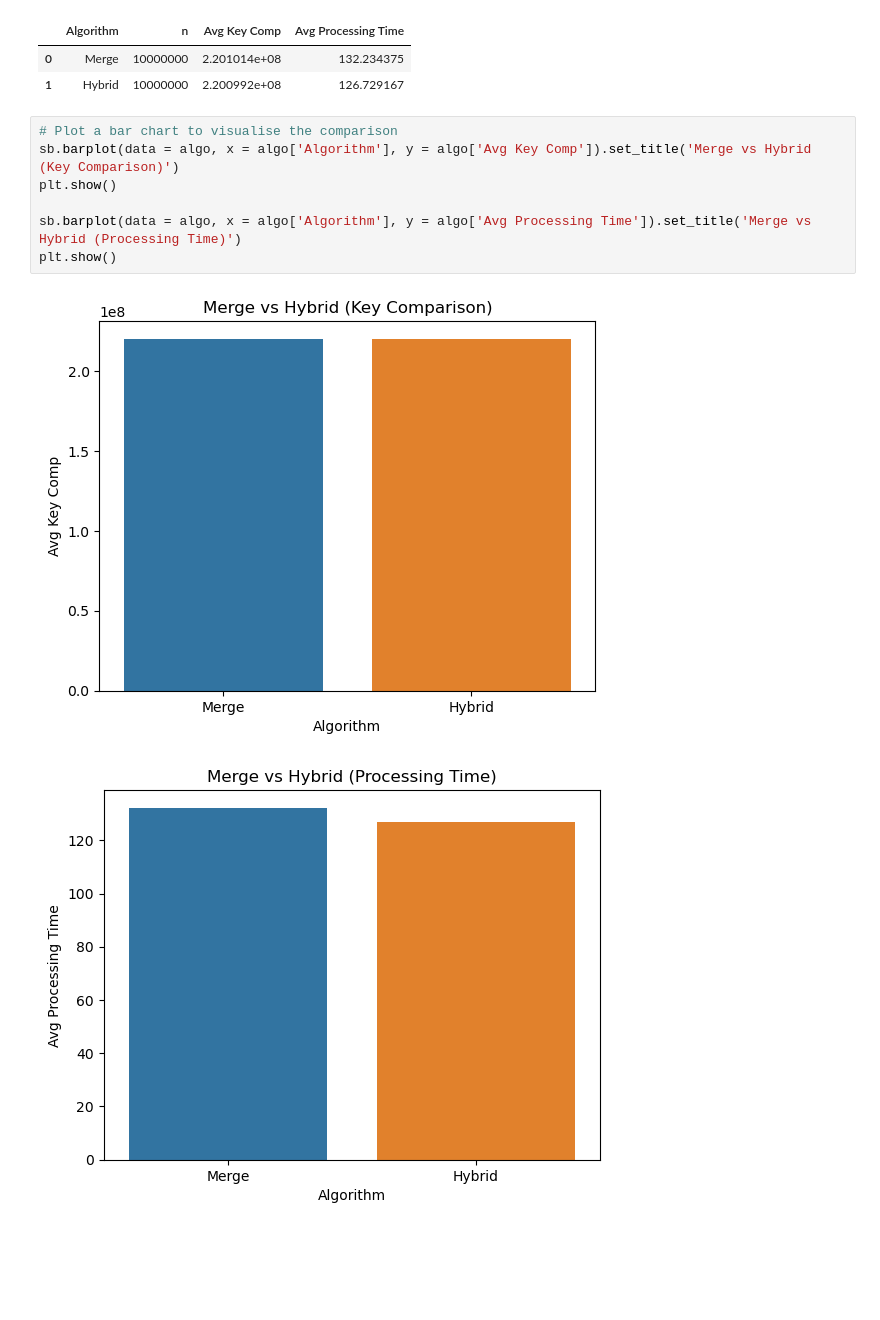
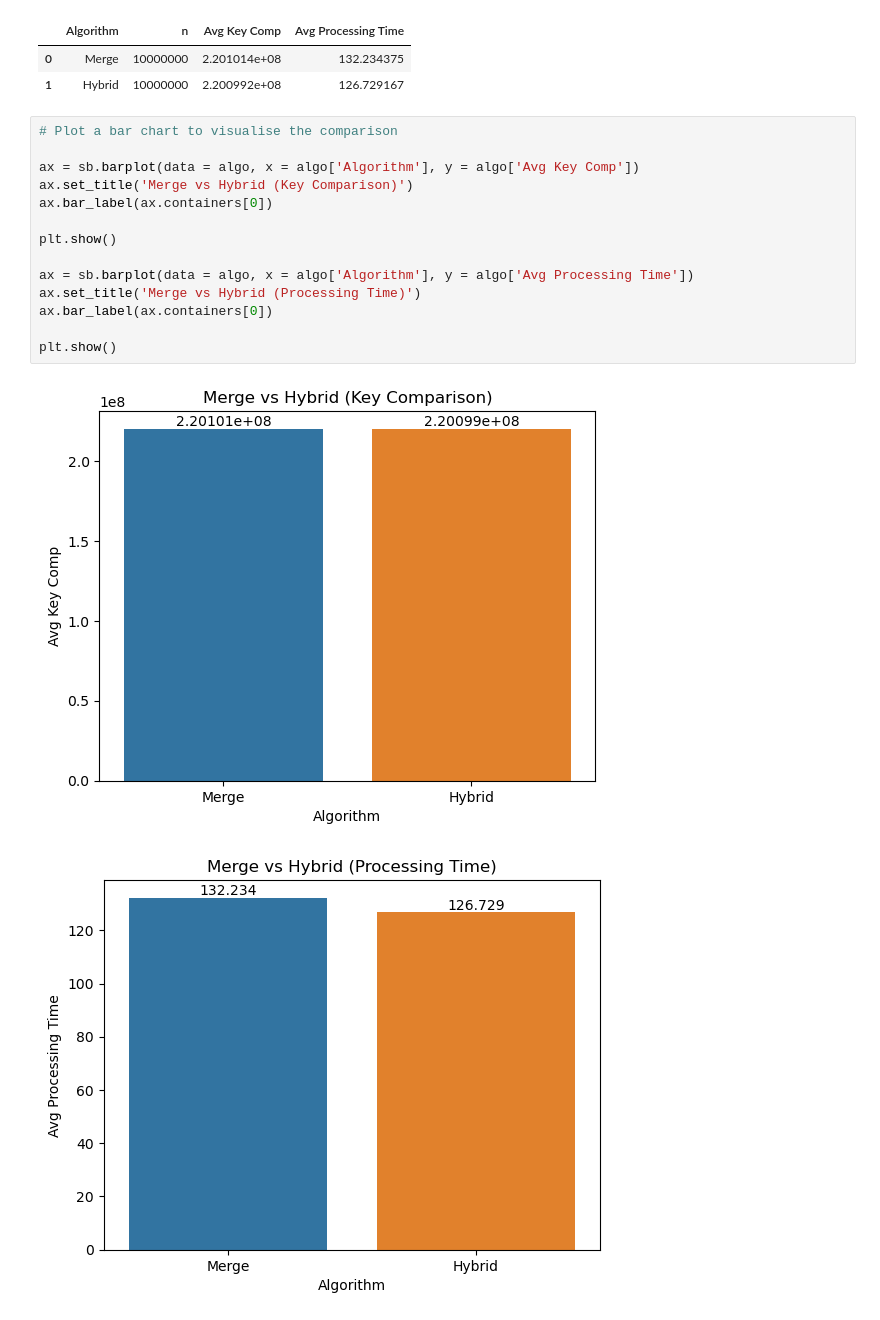
Before and after one commit to jdengoh/SC2001, a Jupyter notebook: Integration of Mergesort and Insertion Sort/src/Empirical vs Theoretical Analysis.ipynb, the cells around one changed output. Cells and saved outputs as stored; diff of their text form; blank space fills up the shorter version.

Commit message:
added bar plot label

```diff
--- a/Integration of Mergesort and Insertion Sort/src/Empirical vs Theoretical Analysis.ipynb
+++ b/Integration of Mergesort and Insertion Sort/src/Empirical vs Theoretical Analysis.ipynb
@@ -238,11 +238,18 @@ display(algo)
 | 1 | Hybrid | 10000000 | 2.200992e+08 | 126.729167 |
 # %%
 # Plot a bar chart to visualise the comparison
-sb.barplot(data = algo, x = algo['Algorithm'], y = algo['Avg Key Comp']).set_title('Merge vs Hybrid (Key Comparison)')
+
+ax = sb.barplot(data = algo, x = algo['Algorithm'], y = algo['Avg Key Comp'])
+ax.set_title('Merge vs Hybrid (Key Comparison)')
+ax.bar_label(ax.containers[0])
+
 plt.show()
 
-sb.barplot(data = algo, x = algo['Algorithm'], y = algo['Avg Processing Time']).set_title('Merge vs Hybrid (Processing Time)')
+ax = sb.barplot(data = algo, x = algo['Algorithm'], y = algo['Avg Processing Time'])
+ax.set_title('Merge vs Hybrid (Processing Time)')
+ax.bar_label(ax.containers[0])
+
 plt.show()
 # %% [output]
-[figure, old version]
+[figure, new version]
-[figure, old version]
+[figure, new version]
```
